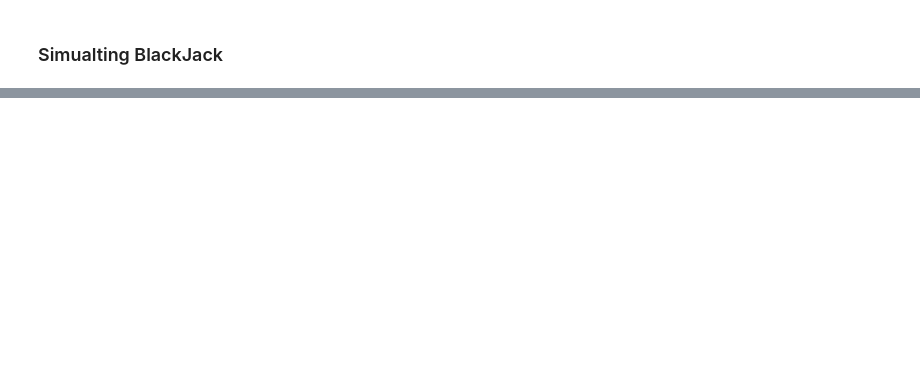
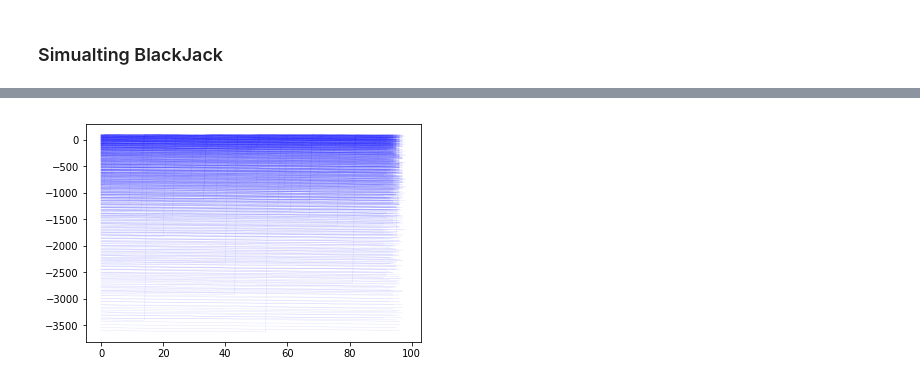
Before and after one commit to burakonal89/blackjack, a Jupyter notebook: blackjack.ipynb, the cells around one changed output, grey strips where cells are left out. Cells and saved outputs as stored; diff of their text form; code cells hidden in the pictures; blank space fills up the shorter version.

```diff
--- a/blackjack.ipynb
+++ b/blackjack.ipynb
@@ -26,0 +65,21 @@ plt.plot(xlist)
+# %%
+game = Game(1, 100, 1, 8, "warning")
+xlist = list()
+i = 0
+j = 0
+for i in range(int(1e3)):
+    xlist = list()
+    for j in range(int(1e2)):
+        if game.index < game.cut_card and game.index < game.deck_length:
+            i+=1
+            j+=1
+            game.round+=1
+            if game.play_round():
+                xlist.append(game.players[0].money)
+            else:
+                game = Game(1, game.players[0].money, 1, 8, "warning")
+        else:
+            game = Game(1, 100, 1, 8, "warning")
+    plt.plot(xlist, 'b-', alpha=0.1, linewidth=0.5)
+# %% [output]
+[figure, added]
```
Also changed, not shown: parts of 4 cells of this notebook, 7 other files.
